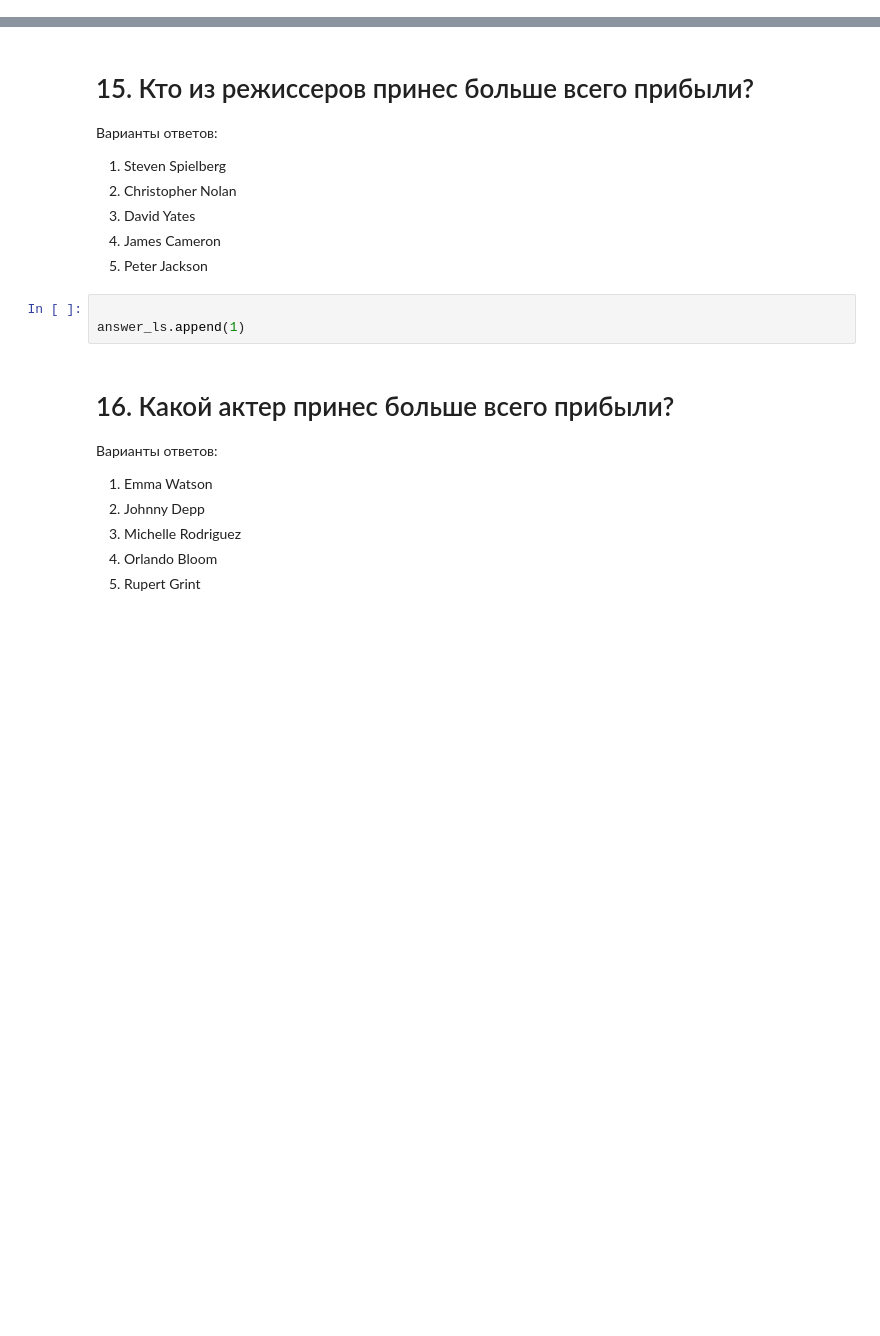
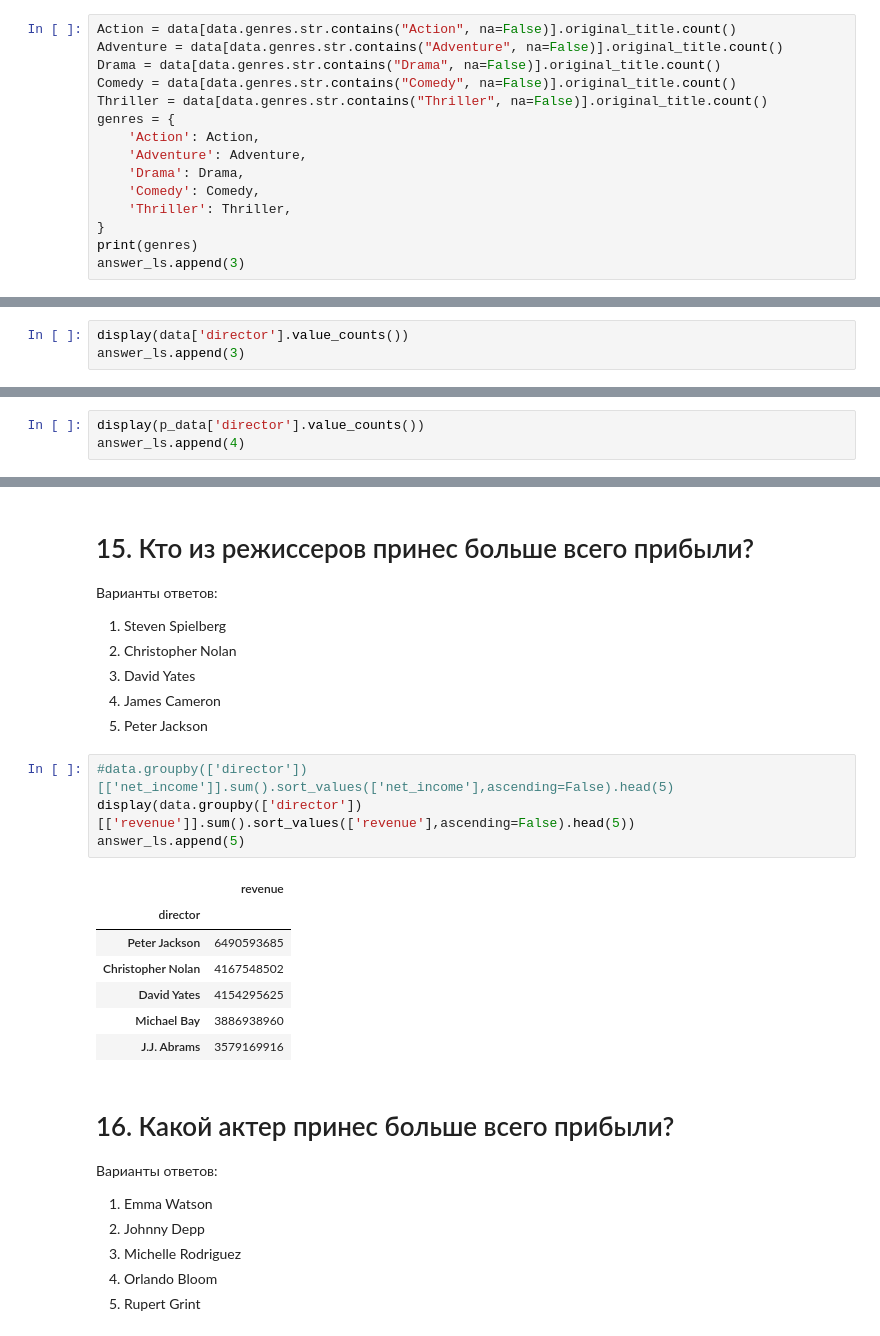
Before and after one commit to gdvnedu/SF, a Jupyter notebook: dst/module_1/project_1/[SF-DST] Movies IMBD v3.0.ipynb, the cells around one changed output, grey strips where cells are left out. Saved outputs shown, nothing was run; the diff lists cells and outputs as text; blank space fills up the shorter version.

```diff
--- a/dst/module_1/project_1/[SF-DST] Movies IMBD v3.0.ipynb
+++ b/dst/module_1/project_1/[SF-DST] Movies IMBD v3.0.ipynb
@@ -190,0 +191,15 @@ answer_ls.append(1)
+# %%
+Action = data[data.genres.str.contains("Action", na=False)].original_title.count()
+Adventure = data[data.genres.str.contains("Adventure", na=False)].original_title.count()
+Drama = data[data.genres.str.contains("Drama", na=False)].original_title.count()
+Comedy = data[data.genres.str.contains("Comedy", na=False)].original_title.count()
+Thriller = data[data.genres.str.contains("Thriller", na=False)].original_title.count()
+genres = {
+    'Action': Action,
+    'Adventure': Adventure,
+    'Drama': Drama,
+    'Comedy': Comedy,
+    'Thriller': Thriller,
+}
+print(genres)
+answer_ls.append(3)
@@ -210,0 +242,3 @@ answer_ls.append(1)
+# %%
+display(data['director'].value_counts())
+answer_ls.append(3)
@@ -220,0 +266,3 @@ answer_ls.append(1)
+# %%
+display(p_data['director'].value_counts())
+answer_ls.append(4)
@@ -226,9 +287,18 @@ answer_ls.append(1)
 3. David Yates
 4. James Cameron
 5. Peter Jackson
-# %%
-
-answer_ls.append(1)
+# %%
+#data.groupby(['director'])[['net_income']].sum().sort_values(['net_income'],ascending=False).head(5)
+display(data.groupby(['director'])[['revenue']].sum().sort_values(['revenue'],ascending=False).head(5))
+answer_ls.append(5)
+# %% [output]
+|  | revenue |
+| director |  |
+| Peter Jackson | 6490593685 |
+| Christopher Nolan | 4167548502 |
+| David Yates | 4154295625 |
+| Michael Bay | 3886938960 |
+| J.J. Abrams | 3579169916 |
 # %% [markdown]
 # 16. Какой актер принес больше всего прибыли?
 Варианты ответов:
```
Also changed, not shown: parts of 20 cells of this notebook, 1 other file.
